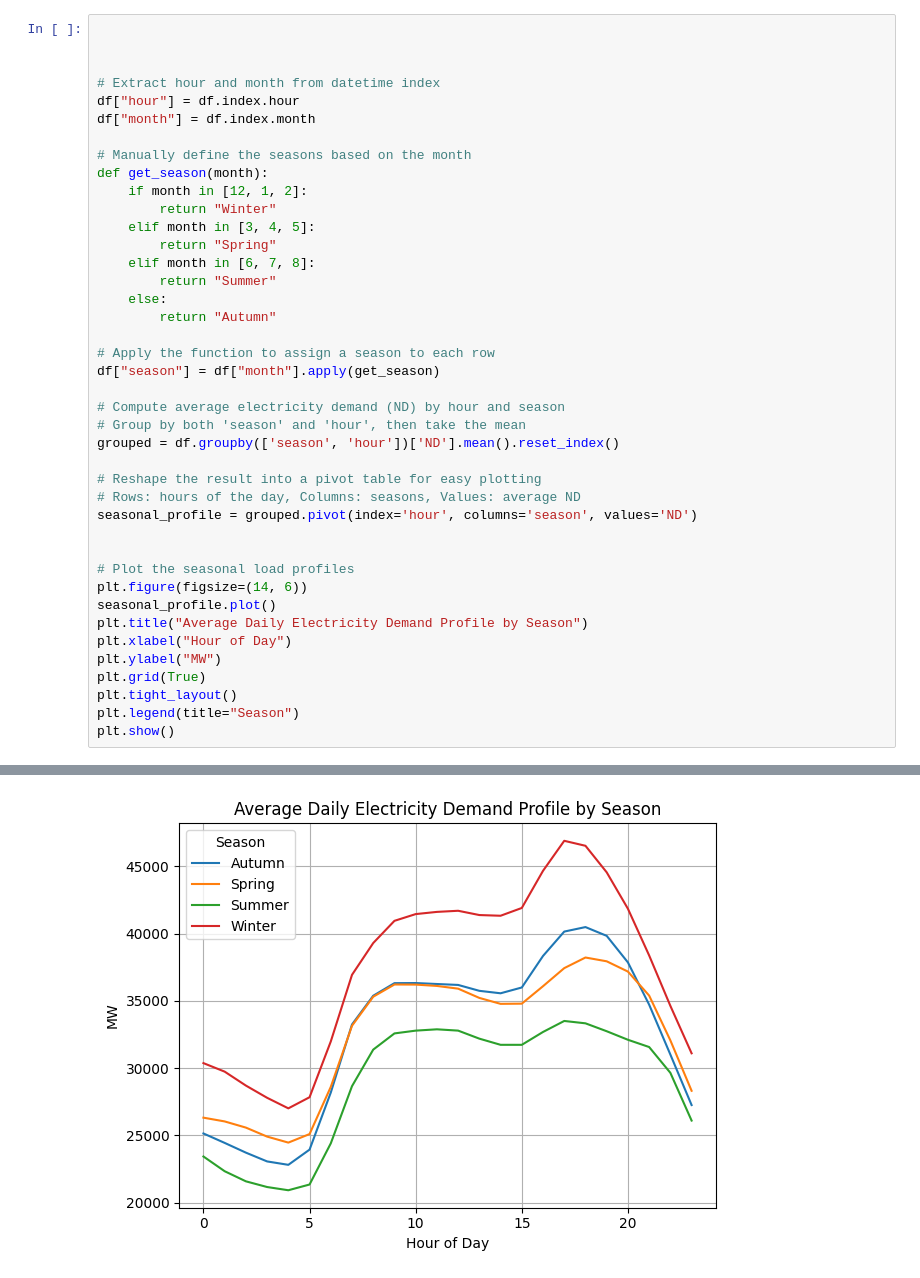
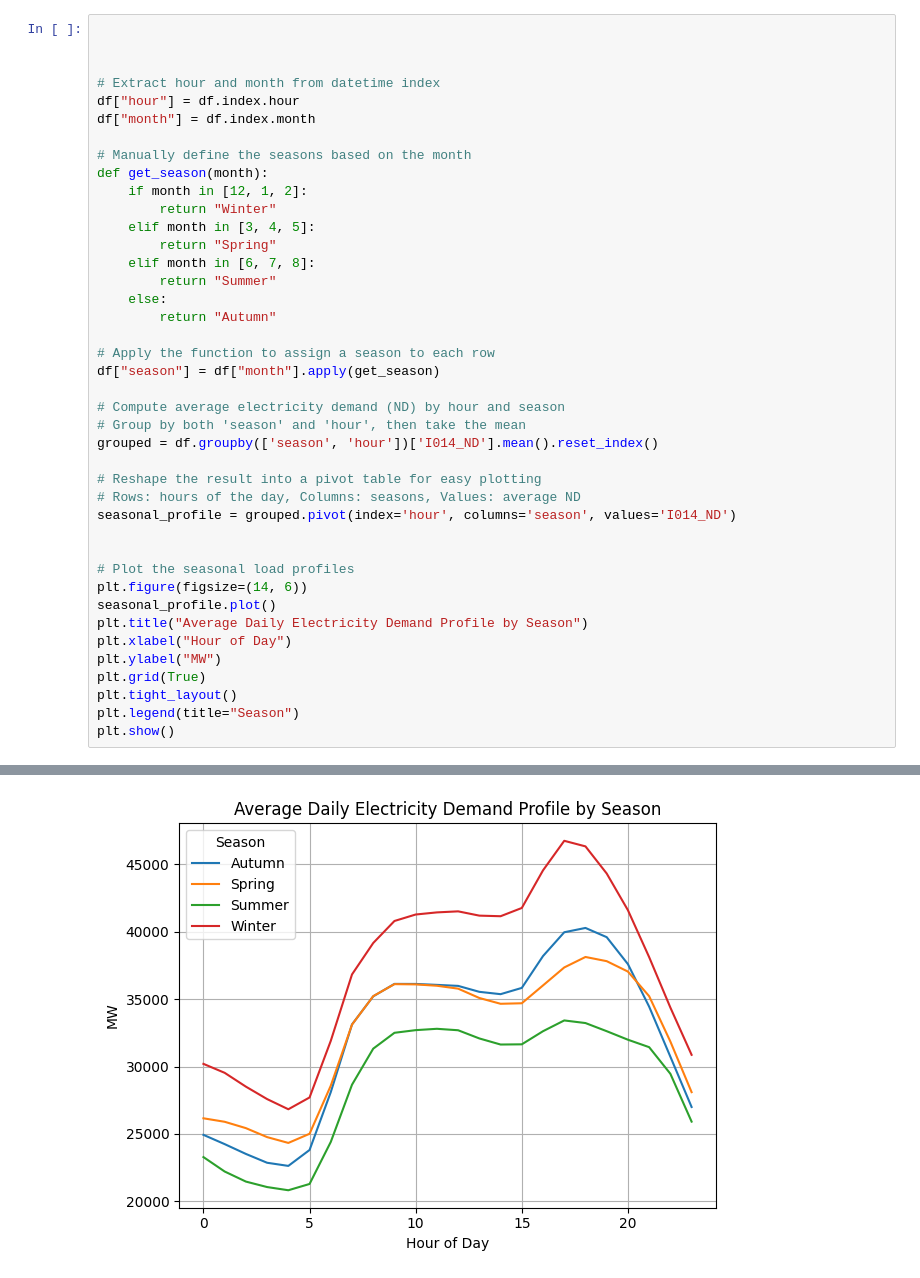
Before and after one commit to Antonin-MORENO/energy-forecasting-ml, a Jupyter notebook: notebooks/NESO_UK_Visualization.ipynb, the cells around one changed output, grey strips where cells are left out. Drawn from its saved outputs; the diff is of its cells as text.

```diff
--- a/notebooks/NESO_UK_Visualization.ipynb
+++ b/notebooks/NESO_UK_Visualization.ipynb
@@ -58,33 +59,33 @@ def get_season(month):
         return "Winter"
     elif month in [3, 4, 5]:
         return "Spring"
     elif month in [6, 7, 8]:
         return "Summer"
     else:
         return "Autumn"
 
 # Apply the function to assign a season to each row
 df["season"] = df["month"].apply(get_season)
 
 # Compute average electricity demand (ND) by hour and season
 # Group by both 'season' and 'hour', then take the mean
-grouped = df.groupby(['season', 'hour'])['ND'].mean().reset_index()
+grouped = df.groupby(['season', 'hour'])['I014_ND'].mean().reset_index()
 
 # Reshape the result into a pivot table for easy plotting
 # Rows: hours of the day, Columns: seasons, Values: average ND
-seasonal_profile = grouped.pivot(index='hour', columns='season', values='ND')
+seasonal_profile = grouped.pivot(index='hour', columns='season', values='I014_ND')
 
 
 # Plot the seasonal load profiles
 plt.figure(figsize=(14, 6))
 seasonal_profile.plot()
 plt.title("Average Daily Electricity Demand Profile by Season")
 plt.xlabel("Hour of Day")
 plt.ylabel("MW")
 plt.grid(True)
 plt.tight_layout()
 plt.legend(title="Season")
 plt.show()
 # %% [output]
 <Figure size 1400x600 with 0 Axes>
-[figure, old version]
+[figure, new version]
```
Also changed, not shown: parts of 11 cells of this notebook.
